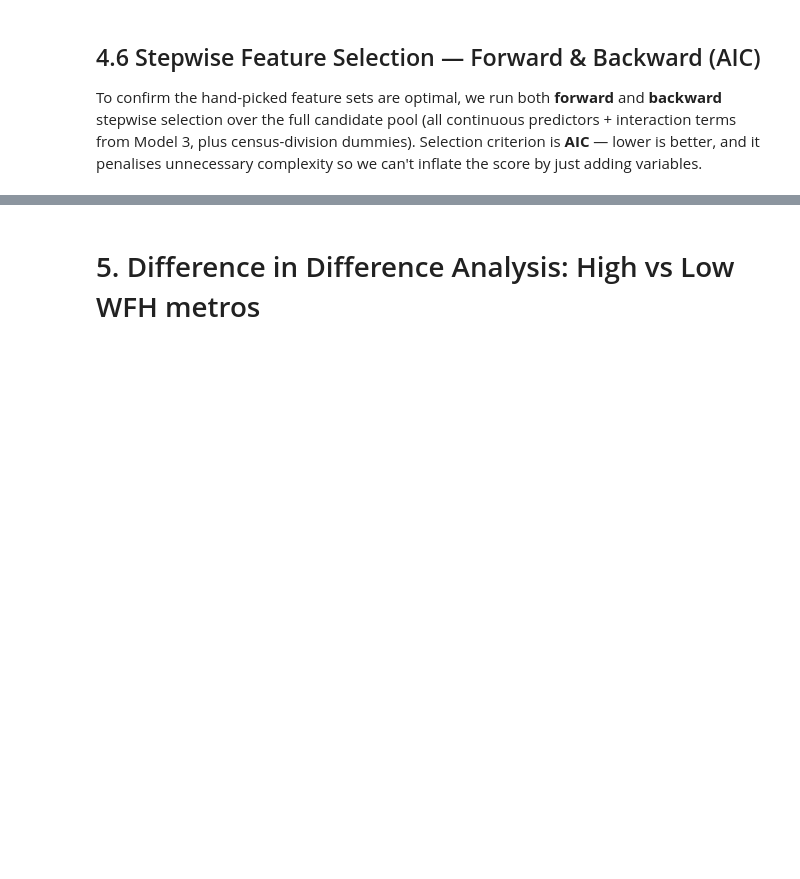
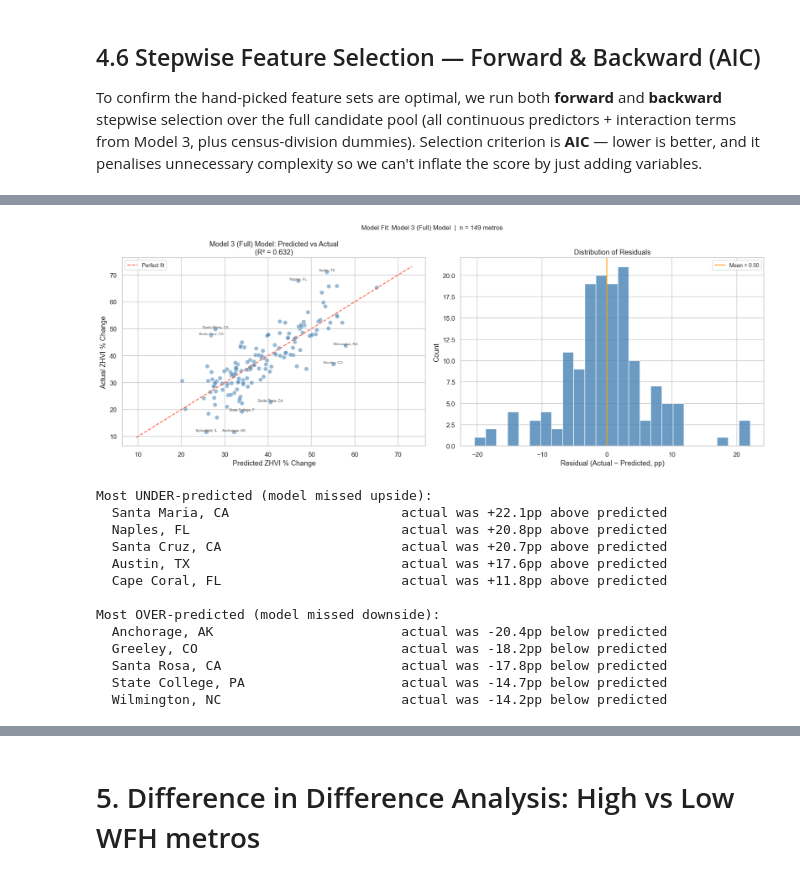
Before and after one commit to Dshreekulkarni/MATH189-FinalProject, a Jupyter notebook: Regression.ipynb, the cells around one changed output, grey strips where cells are left out. Cells and saved outputs as stored; diff of their text form; code cells hidden in the pictures; blank space fills up the shorter version.

```diff
--- a/Regression.ipynb
+++ b/Regression.ipynb
@@ -1645,0 +1898,72 @@ print(best_model.summary())
+# %%
+best_model  = model3
+best_label  = 'Model 3 (Full)'
+
+predicted   = best_model.fittedvalues.values
+actual      = y3.values
+metro_label = reg3['RegionName'].values[:len(actual)]
+residuals   = actual - predicted
+fig, axes = plt.subplots(1, 2, figsize=(16, 6))
+
+# ── Left: Predicted vs Actual scatter ────────────────────────────────────────
+ax = axes[0]
+ax.scatter(predicted, actual, alpha=0.55, edgecolors='white', s=55, color='steelblue')
+
+# 45-degree perfect-fit line
+lims = [min(predicted.min(), actual.min()) - 2,
+        max(predicted.max(), actual.max()) + 2]
+ax.plot(lims, lims, color='tomato', lw=1.5, ls='--', label='Perfect fit')
+
+# Label biggest over/under predictions
+resid_abs = np.abs(residuals)
+top_idx = np.argsort(resid_abs)[-10:]
+for idx in top_idx:
+    ax.annotate(metro_label[idx][:16],
+                (predicted[idx], actual[idx]),
+                fontsize=6, alpha=0.8, ha='center', va='bottom')
+
+r2 = np.corrcoef(predicted, actual)[0, 1] ** 2
+ax.set_xlabel('Predicted ZHVI % Change')
+ax.set_ylabel('Actual ZHVI % Change')
+ax.set_title(f'{best_label} Model: Predicted vs Actual\n(R² = {r2:.3f})')
+ax.legend(fontsize=9)
+
+# ── Right: Residuals histogram ────────────────────────────────────────────────
+ax = axes[1]
+ax.hist(residuals, bins=25, color='steelblue', edgecolor='white', alpha=0.8)
+ax.axvline(0, color='tomato', lw=1.5, ls='--')
+ax.axvline(residuals.mean(), color='orange', lw=1.5, ls='-',
+           label=f'Mean = {residuals.mean():.2f}')
+ax.set_xlabel('Residual (Actual − Predicted, pp)')
+ax.set_ylabel('Count')
+ax.set_title('Distribution of Residuals')
+ax.legend(fontsize=9)
+
+plt.suptitle(f'Model Fit: {best_label} Model  |  n = {len(actual)} metros', fontsize=11)
+plt.tight_layout()
+plt.show()
+
+# Top over/under-predicted metros
+over  = pd.Series(residuals, index=metro_label).nlargest(5)
+under = pd.Series(residuals, index=metro_label).nsmallest(5)
+print('Most UNDER-predicted (model missed upside):')
+for name, val in over.items():
+    print(f'  {name[:35]:35}  actual was {val:+.1f}pp above predicted')
+print('\nMost OVER-predicted (model missed downside):')
+for name, val in under.items():
+    print(f'  {name[:35]:35}  actual was {val:+.1f}pp below predicted')
+# %% [output]
+[figure, added]
+Most UNDER-predicted (model missed upside):
+  Santa Maria, CA                      actual was +22.1pp above predicted
+  Naples, FL                           actual was +20.8pp above predicted
+  Santa Cruz, CA                       actual was +20.7pp above predicted
+  Austin, TX                           actual was +17.6pp above predicted
+  Cape Coral, FL                       actual was +11.8pp above predicted
+
+Most OVER-predicted (model missed downside):
+  Anchorage, AK                        actual was -20.4pp below predicted
+  Greeley, CO                          actual was -18.2pp below predicted
+  Santa Rosa, CA                       actual was -17.8pp below predicted
+  State College, PA                    actual was -14.7pp below predicted
+  Wilmington, NC                       actual was -14.2pp below predicted
```
Also changed, not shown: parts of 18 cells of this notebook.
